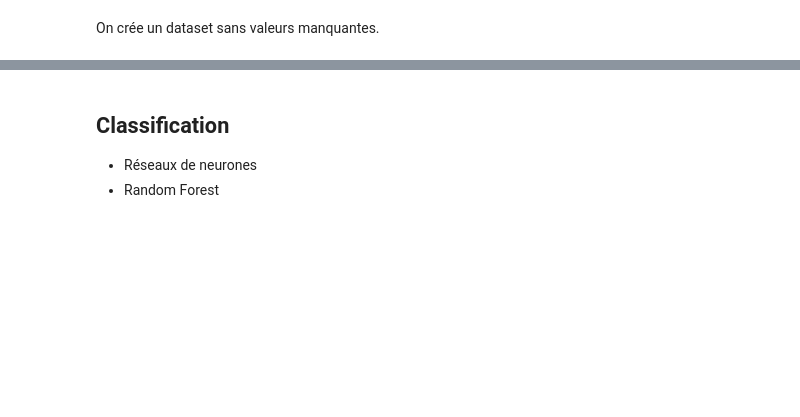
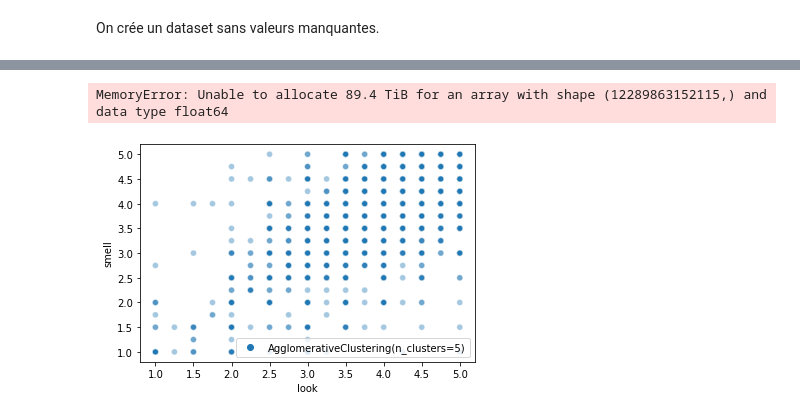
Before and after one commit to rhomain-rangeay/Projet-Python-pour-le-Data-Scientist, a Jupyter notebook: Notebook_ML.ipynb, the cells around one changed output, grey strips where cells are left out. Cells and saved outputs as stored; diff of their text form; code cells hidden in the pictures; blank space fills up the shorter version.

```diff
--- a/Notebook_ML.ipynb
+++ b/Notebook_ML.ipynb
@@ -105,2 +221,2 @@ pred.describe()
 # %%
-df_subj_abv['cluster'] =
+df_subj_abv
@@ -107,5 +238,9 @@ df_subj_abv['cluster'] =
-# %% [markdown]
-## Classification
-
-- Réseaux de neurones
-- Random Forest
+# %%
+CAH_classifier = AgglomerativeClustering(n_clusters = 5)
+y_pred = CAH_classifier.fit(df_subj_abv[['abv']])
+# %% [output]
+MemoryError: Unable to allocate 89.4 TiB for an array with shape (12289863152115,) and data type float64
+# %%
+p = sns.scatterplot(data=df_subj_abv.sample(10**4), x="look", y="smell", hue = y_pred ,alpha = 0.4)
+# %% [output]
+[figure, added]
```
Also changed, not shown: parts of 42 cells of this notebook.
